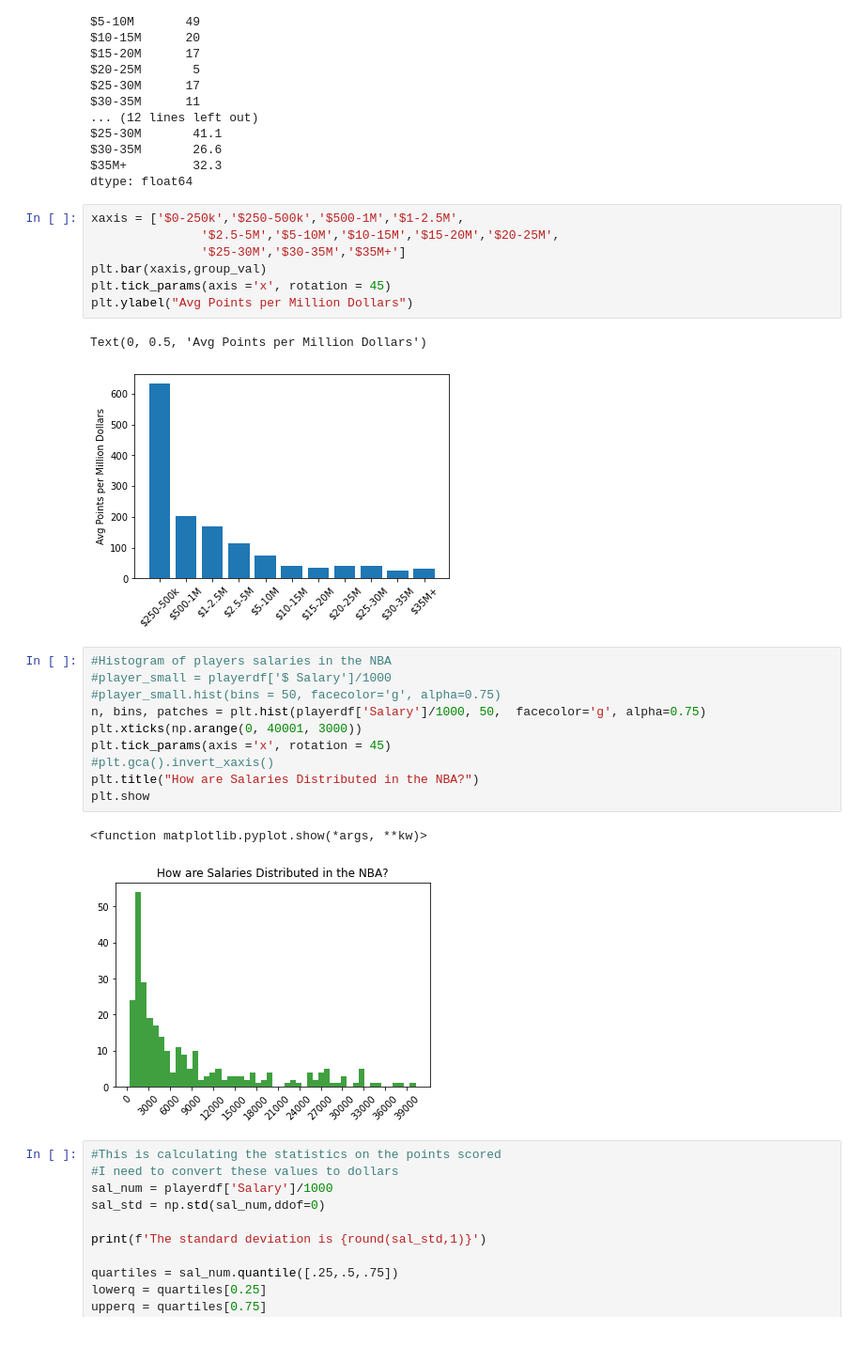
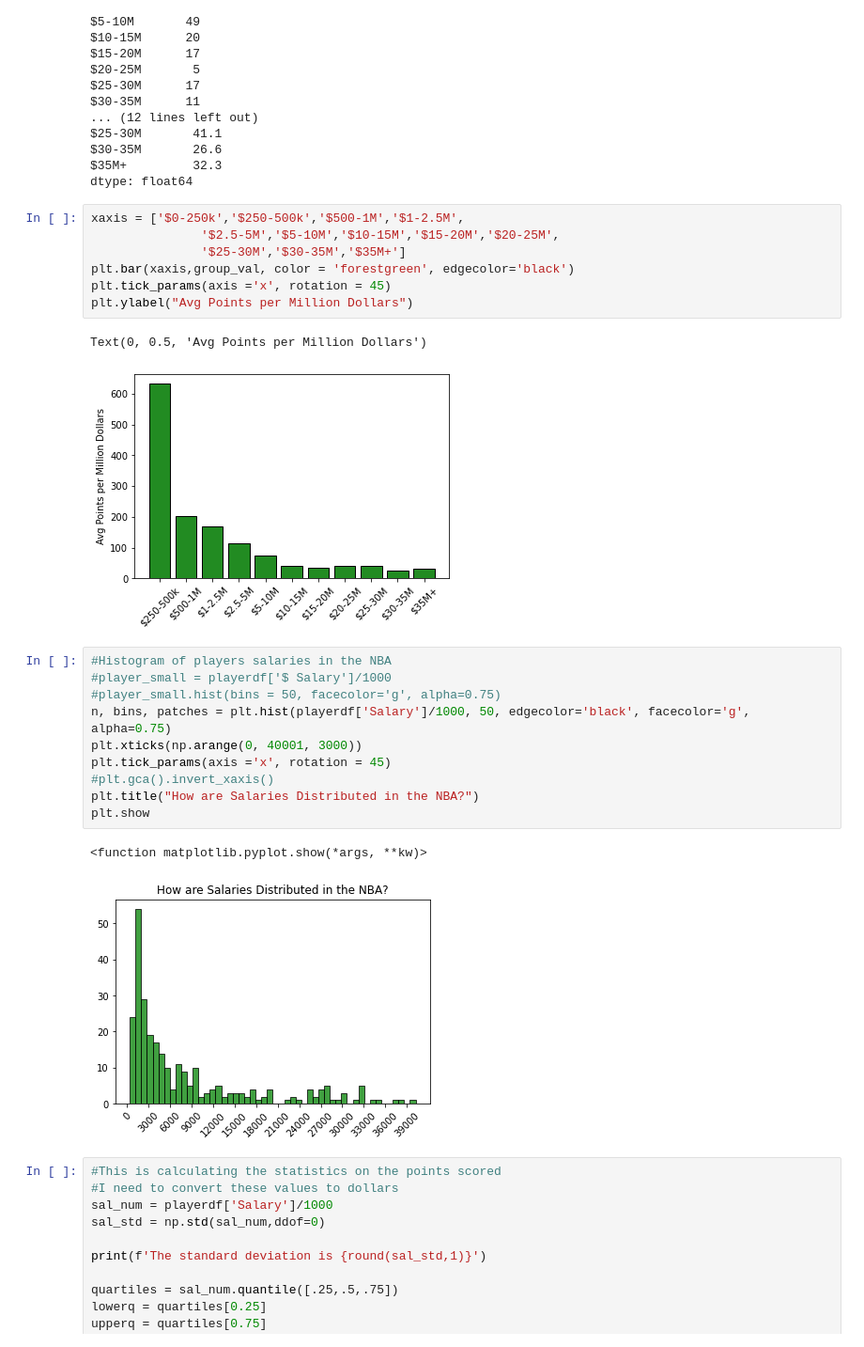
Before and after one commit to brentgarbe/Group6Repo, a Jupyter notebook: main.ipynb, the cells around one changed output. Shown: that part at 94% size. Drawn from its saved outputs; the diff is of its cells as text.

```diff
--- a/main.ipynb
+++ b/main.ipynb
@@ -317,18 +317,18 @@ dtype: float64
 # %%
 xaxis = ['$0-250k','$250-500k','$500-1M','$1-2.5M',
                '$2.5-5M','$5-10M','$10-15M','$15-20M','$20-25M',
                '$25-30M','$30-35M','$35M+']
-plt.bar(xaxis,group_val)
+plt.bar(xaxis,group_val, color = 'forestgreen', edgecolor='black')
 plt.tick_params(axis ='x', rotation = 45)
 plt.ylabel("Avg Points per Million Dollars")
 # %% [output]
 Text(0, 0.5, 'Avg Points per Million Dollars')
-[figure, old version]
+[figure, new version]
 # %%
 #Histogram of players salaries in the NBA
 #player_small = playerdf['$ Salary']/1000
 #player_small.hist(bins = 50, facecolor='g', alpha=0.75)
-n, bins, patches = plt.hist(playerdf['Salary']/1000, 50,  facecolor='g', alpha=0.75)
+n, bins, patches = plt.hist(playerdf['Salary']/1000, 50, edgecolor='black', facecolor='g', alpha=0.75)
 plt.xticks(np.arange(0, 40001, 3000))
 plt.tick_params(axis ='x', rotation = 45)
 #plt.gca().invert_xaxis()
@@ -336,7 +336,7 @@ plt.title("How are Salaries Distributed in the NBA?")
 plt.show
 # %% [output]
 <function matplotlib.pyplot.show(*args, **kw)>
-[figure, old version]
+[figure, new version]
 # %%
 #This is calculating the statistics on the points scored
 #I need to convert these values to dollars
```
Also changed, not shown: parts of 11 cells of this notebook.
